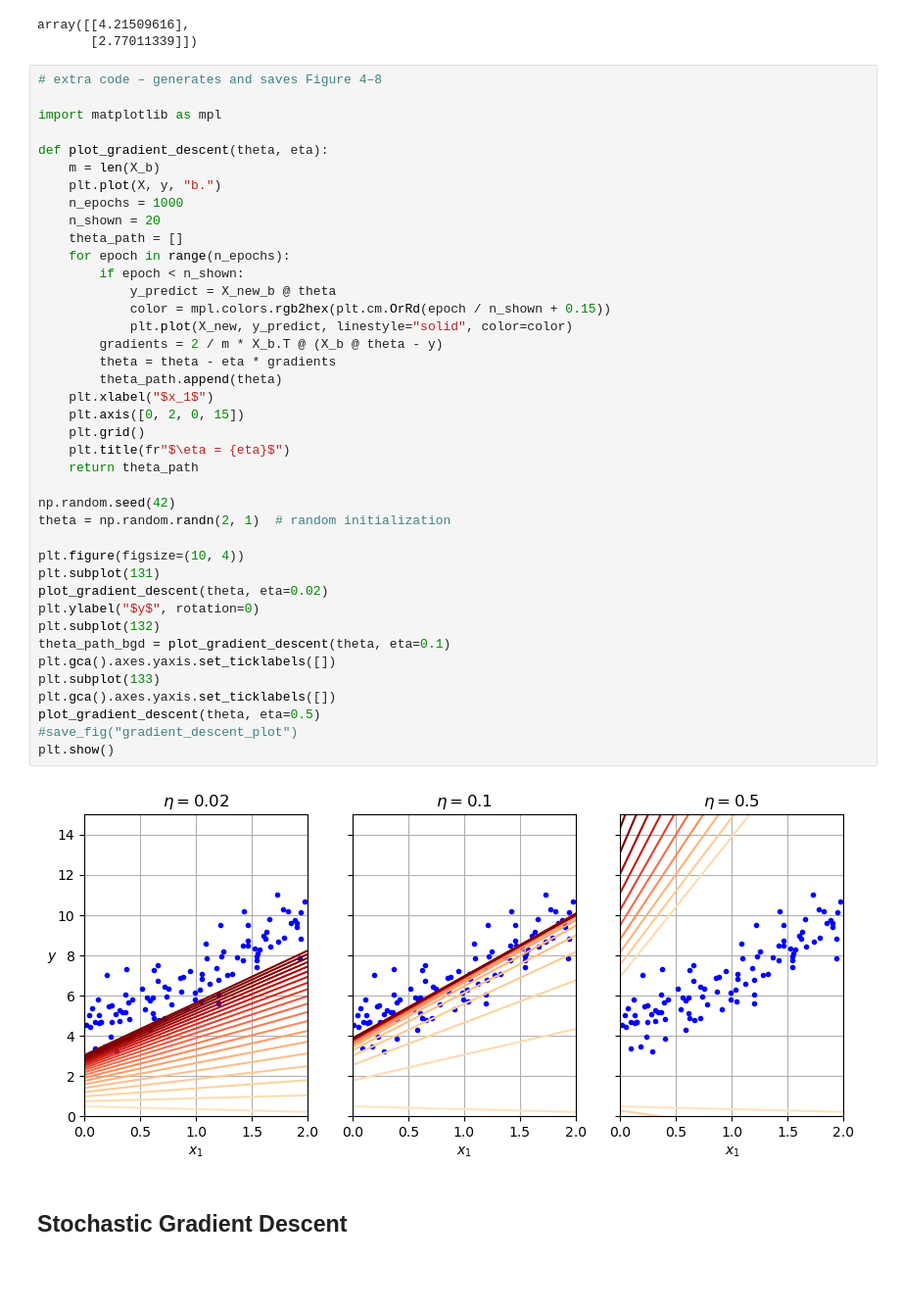
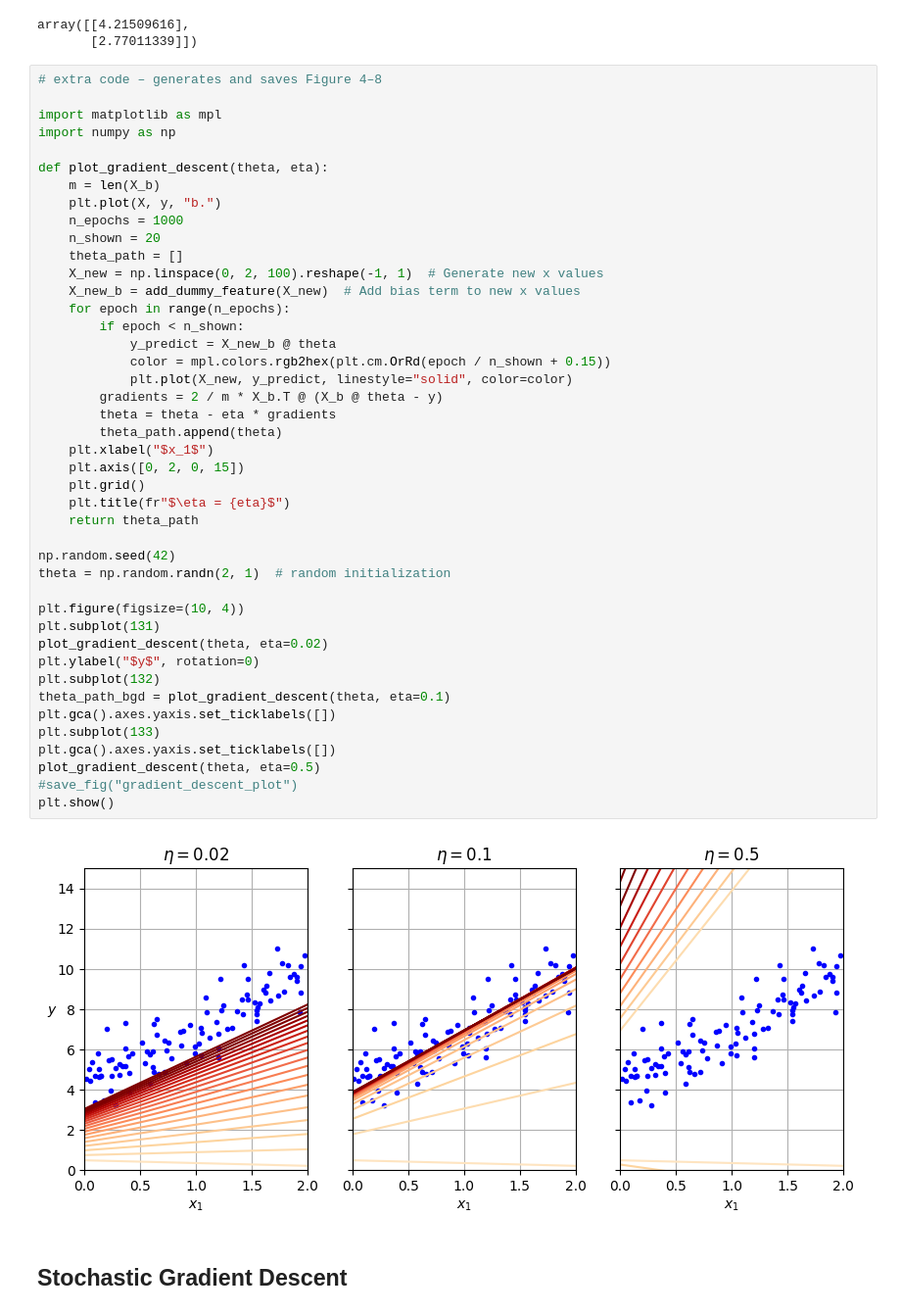
Before and after one commit to CSY2082-2425/assignment-1-ryantigi254, a Jupyter notebook: regression_1.ipynb, the cells around one changed output. Shown at 98% size. Cells and saved outputs as stored; diff of their text form; blank space fills up the shorter version.

Commit message:
Exploratory plots on the concept of Regression

```diff
--- a/regression_1.ipynb
+++ b/regression_1.ipynb
@@ -114,6 +270,7 @@ array([[4.21509616],
 # extra code – generates and saves Figure 4–8
 
 import matplotlib as mpl
+import numpy as np
 
 def plot_gradient_descent(theta, eta):
     m = len(X_b)
@@ -121,37 +278,39 @@ def plot_gradient_descent(theta, eta):
     n_epochs = 1000
     n_shown = 20
     theta_path = []
+    X_new = np.linspace(0, 2, 100).reshape(-1, 1)  # Generate new x values
+    X_new_b = add_dummy_feature(X_new)  # Add bias term to new x values
     for epoch in range(n_epochs):
         if epoch < n_shown:
             y_predict = X_new_b @ theta
             color = mpl.colors.rgb2hex(plt.cm.OrRd(epoch / n_shown + 0.15))
             plt.plot(X_new, y_predict, linestyle="solid", color=color)
         gradients = 2 / m * X_b.T @ (X_b @ theta - y)
         theta = theta - eta * gradients
         theta_path.append(theta)
     plt.xlabel("$x_1$")
     plt.axis([0, 2, 0, 15])
     plt.grid()
     plt.title(fr"$\eta = {eta}$")
     return theta_path
 
 np.random.seed(42)
 theta = np.random.randn(2, 1)  # random initialization
 
 plt.figure(figsize=(10, 4))
 plt.subplot(131)
 plot_gradient_descent(theta, eta=0.02)
 plt.ylabel("$y$", rotation=0)
 plt.subplot(132)
 theta_path_bgd = plot_gradient_descent(theta, eta=0.1)
 plt.gca().axes.yaxis.set_ticklabels([])
 plt.subplot(133)
 plt.gca().axes.yaxis.set_ticklabels([])
 plot_gradient_descent(theta, eta=0.5)
 #save_fig("gradient_descent_plot")
 plt.show()
 # %% [output]
-[figure, old version]
+[figure, new version]
 # %% [markdown]
 ## Stochastic Gradient Descent
 # %%
```
Also changed, not shown: parts of 6 cells of this notebook.
